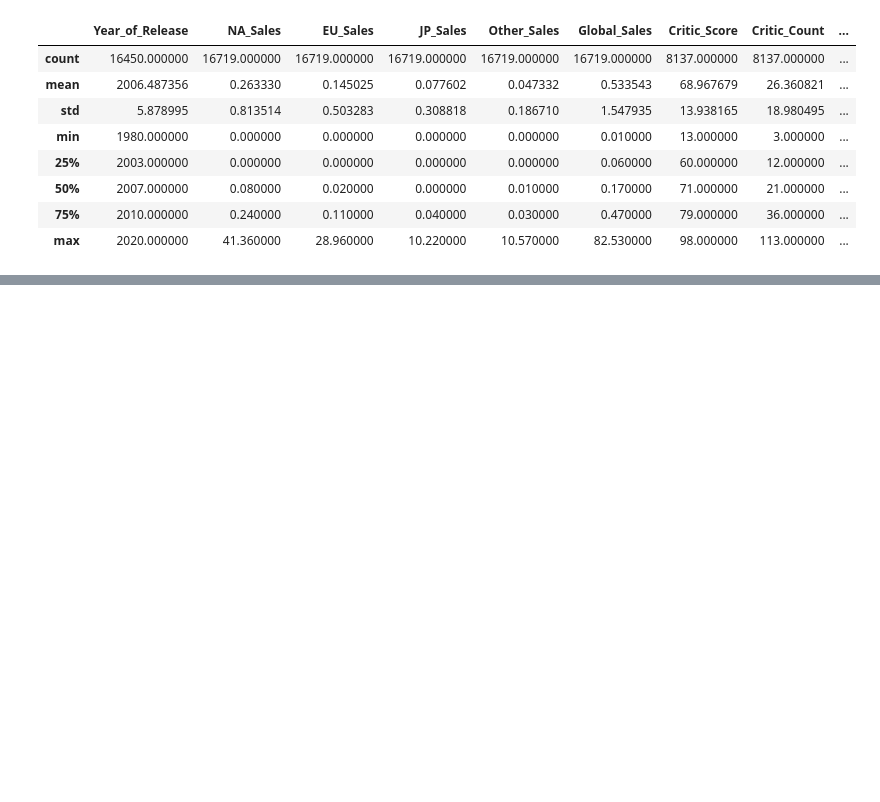
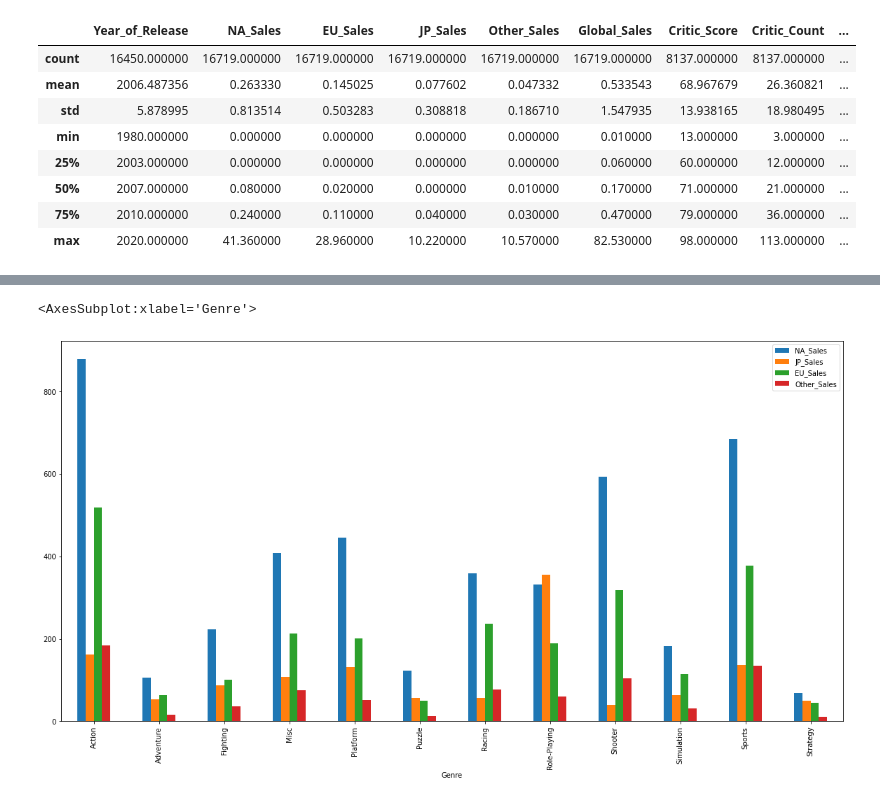
Before and after one commit to Thien-Nguyen-Git/Video-Games, a Jupyter notebook: GamePhase2.ipynb, the cells around one changed output, grey strips where cells are left out. Saved outputs shown, nothing was run; the diff lists cells and outputs as text; code cells hidden in the pictures; blank space fills up the shorter version.

```diff
--- a/GamePhase2.ipynb
+++ b/GamePhase2.ipynb
@@ -107,12 +112,14 @@ sales_data_All = df.groupby('Year_of_Release')[['Global_Sales','NA_Sales','EU_Sa
 # %%
 # 10.Group North American, Japan, European & Other region sales data as per Genre and plot it
 # (It should show highest of region according to game category , ex- NA_Sales is highest in Adventure category ,
 # plot kind should be bar)
 
-sales_data_NA = df.groupby('Year_of_Release')['NA_Sales'].sum()
-sales_data_JP = df.groupby('Year_of_Release')['JP_Sales'].sum()
-sales_data_EU = df.groupby('Year_of_Release')['EU_Sales'].sum()
-sales_data_Other = df.groupby('Year_of_Release')['Other_Sales'].sum()
+# Genre
+group_region = df.groupby('Genre')[['NA_Sales','JP_Sales','EU_Sales','Other_Sales']].sum()
+group_region.plot(kind='bar',figsize=(20,10))
+# %% [output]
+<AxesSubplot:xlabel='Genre'>
+[figure, added]
 # %%
 # 11.Group North American, Japan, European & Other region sales data as per Platform and plot it
 # (Should show sales as per "Platform genre" , plot kind should be bar )
```
Also changed, not shown: parts of 5 cells of this notebook.
